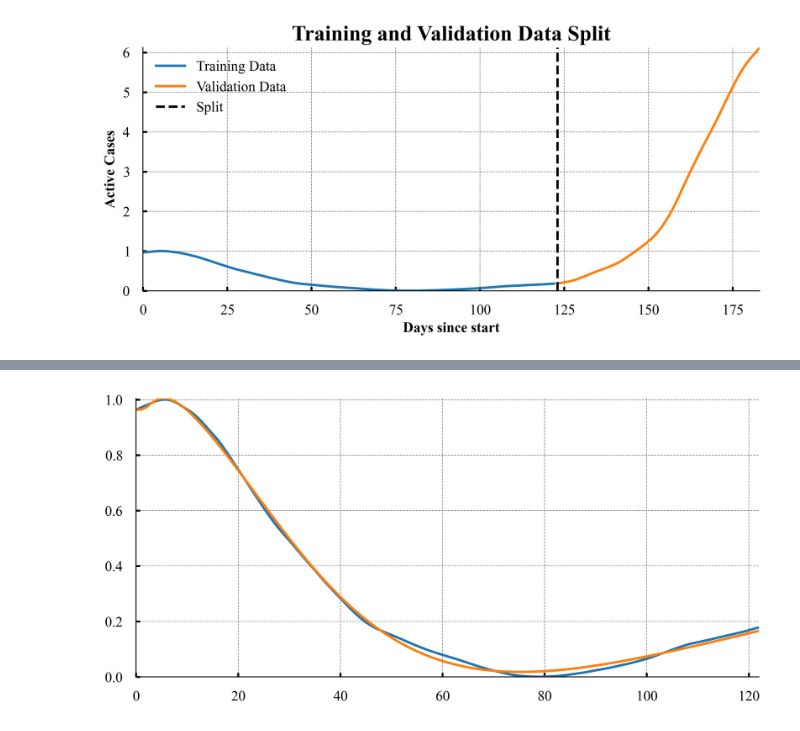
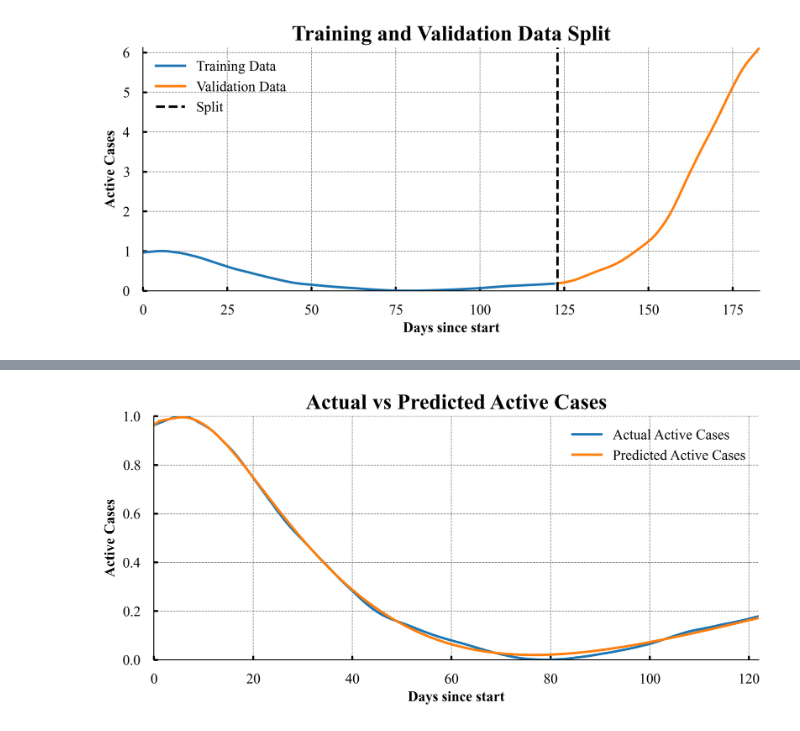
Before and after one commit to michaelajao/data_driven_vaccination, a Jupyter notebook: notebooks/SIR_formulation.ipynb, the cells around one changed output, grey strips where cells are left out. Drawn from its saved outputs; the diff is of its cells as text; code cells hidden in the pictures.

```diff
--- a/notebooks/SIR_formulation.ipynb
+++ b/notebooks/SIR_formulation.ipynb
@@ -593,18 +675,19 @@ def train_model(
     optimizer,
     N,
     num_epochs=1000,
-    device="cpu",
+    device=device,
     print_every=100,
 ):
     model.to(device)
     beta_net.to(device)
     tensor_data = tensor_data.to(device)
+    early_stopping = EarlyStopping(patience=200, verbose=False)
 
     loss_history = []
-    # Ensure t is correctly defined and requires grad
-    t = t_train.requires_grad_(True)
 
-    for epoch in range(num_epochs):
+    t = t_train
+
+    for epoch in tqdm(range(num_epochs)):
         optimizer.zero_grad()
 
         # Forward pass
@@ -620,35 +703,32 @@ def train_model(
 
         # Print statements
         if epoch % print_every == 0:
-            print(f"Epoch {epoch} - Loss: {loss.item()}")
+            print(f"Epoch {epoch} - Loss: {loss.item():.4f}")
+
+        # check for early stopping
+        early_stopping(loss.item())
+
+        if early_stopping.early_stop:
+            print("Early stopping")
+            break
 
     return model, loss_history
 # %%
 # Define the model and beta net
-model = EpiNet(num_layers=2, hidden_neurons=10, output_size=5).to(device)
-beta_net = BetaNet(num_layers=2, hidden_neurons=10).to(device)
+model = EpiNet(num_layers=5, hidden_neurons=32, output_size=5).to(device)
+# beta_net = BetaNet(num_layers=2, hidden_neurons=32).to(device)
+beta_net = TimeVaryingNet(num_layers=2, hidden_neurons=32, output_size=1).to(device)
 # %%
 # Define the optimizer
 lr = 1e-3
 optimizer = optim.Adam(list(model.parameters()) + list(beta_net.parameters()), lr=lr)
 
 # Define the parameters
-N = 1e6
-gamma = 0.1
-delta = 0.01
-alpha = 0.05
+N = 5e6
 
 # Train the model
 model, loss_history = train_model(
-    model,
-    beta_net,
-    tensor_data,
-    t_train,
-    optimizer,
-    N,
-    num_epochs=10000,
-    device=device,
-    print_every=100,
+    model, beta_net, train_tensor_data, t_train, optimizer, N, num_epochs=10000, print_every=100
 )
 
 # Define the initial conditions
@@ -687,12 +767,17 @@ plt.show()
 # %%
 # plot the actual and predicted of the training data
 model.eval()
 with torch.no_grad():
     t = t_train
     I_pred, H_pred, C_pred, R_pred, D_pred = model(t).unbind(1)
 
     # plot the actual and predicted of the training data
     plt.plot(I_train.cpu().detach().numpy(), label="Actual Active Cases")
     plt.plot(I_pred.cpu().detach().numpy(), label="Predicted Active Cases")
+    plt.title("Actual vs Predicted Active Cases")
+    plt.xlabel("Days since start")
+    plt.ylabel("Active Cases")
+    plt.legend()
+    plt.show()
 # %% [output]
-[figure, old version]
+[figure, new version]
```
Also changed, not shown: parts of 29 cells of this notebook.
